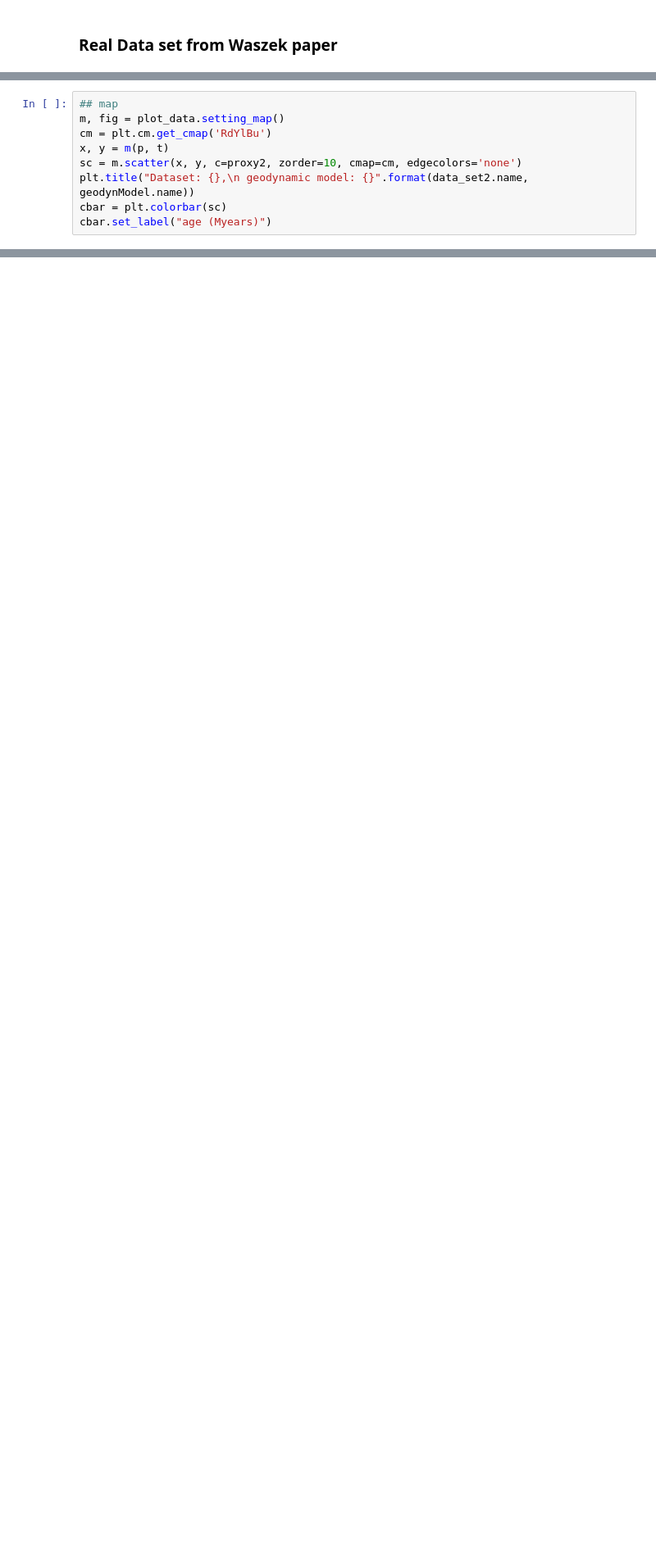
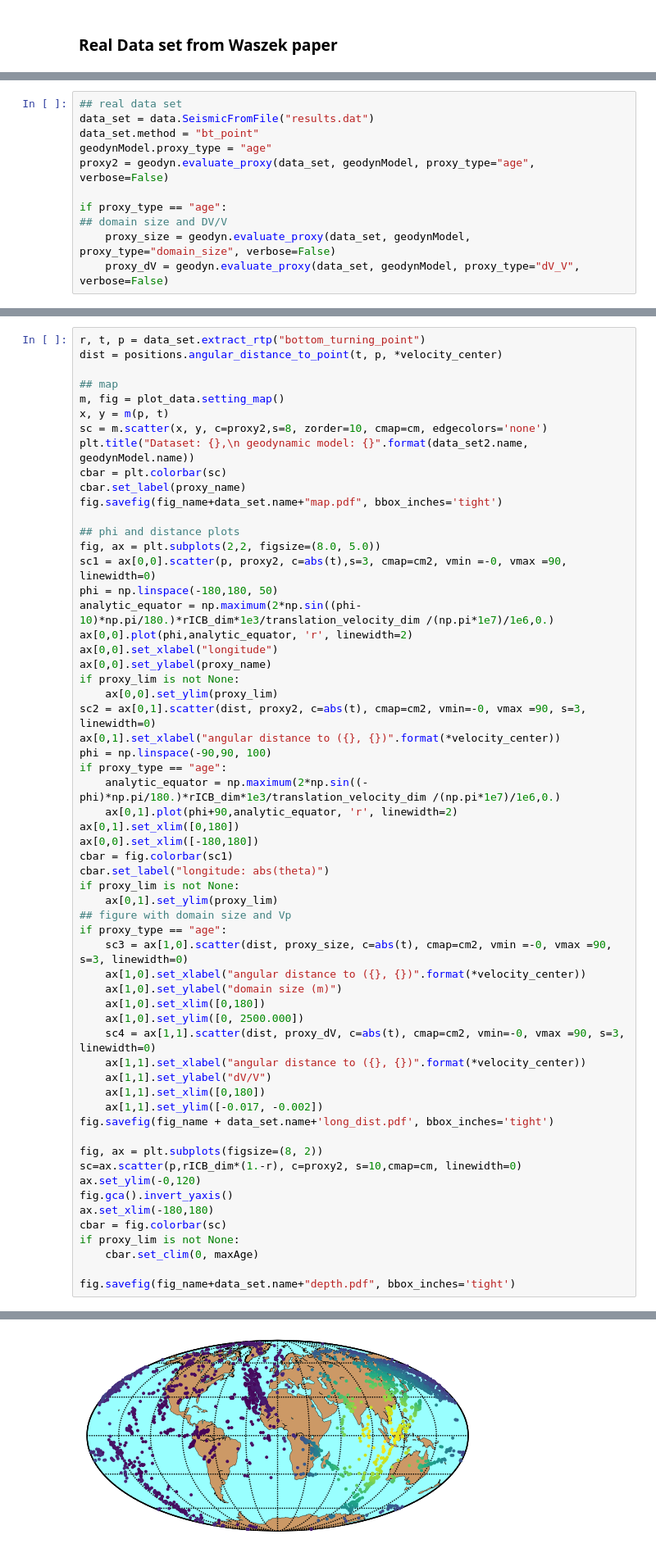
Before and after one commit to MarineLasbleis/GrowYourIC, a Jupyter notebook: Grow.ipynb, the cells around one changed output, grey strips where cells are left out. Shown at 82% size. Cells and saved outputs as stored; diff of their text form; blank space fills up the shorter version.

```diff
--- a/Grow.ipynb
+++ b/Grow.ipynb
@@ -217,9 +258,0 @@ dist = positions.angular_distance_to_point(t, p, *velocity_center)
-# %%
-## map
-m, fig = plot_data.setting_map()
-cm = plt.cm.get_cmap('RdYlBu')
-x, y = m(p, t)
-sc = m.scatter(x, y, c=proxy2, zorder=10, cmap=cm, edgecolors='none')
-plt.title("Dataset: {},\n geodynamic model: {}".format(data_set2.name, geodynModel.name))
-cbar = plt.colorbar(sc)
-cbar.set_label("age (Myears)")
@@ -420,0 +259,11 @@ cbar.set_label("latitude: abs(theta)")
+# %%
+## real data set
+data_set = data.SeismicFromFile("results.dat")
+data_set.method = "bt_point"
+geodynModel.proxy_type = "age"
+proxy2 = geodyn.evaluate_proxy(data_set, geodynModel, proxy_type="age", verbose=False)
+
+if proxy_type == "age":
+## domain size and DV/V
+    proxy_size = geodyn.evaluate_proxy(data_set, geodynModel, proxy_type="domain_size", verbose=False)
+    proxy_dV = geodyn.evaluate_proxy(data_set, geodynModel, proxy_type="dV_V", verbose=False)
@@ -420,0 +295,60 @@ cbar.set_label("latitude: abs(theta)")
+# %%
+r, t, p = data_set.extract_rtp("bottom_turning_point")
+dist = positions.angular_distance_to_point(t, p, *velocity_center)
+
+## map
+m, fig = plot_data.setting_map()
+x, y = m(p, t)
+sc = m.scatter(x, y, c=proxy2,s=8, zorder=10, cmap=cm, edgecolors='none')
+plt.title("Dataset: {},\n geodynamic model: {}".format(data_set2.name, geodynModel.name))
+cbar = plt.colorbar(sc)
+cbar.set_label(proxy_name)
+fig.savefig(fig_name+data_set.name+"map.pdf", bbox_inches='tight')
+
+## phi and distance plots
+fig, ax = plt.subplots(2,2, figsize=(8.0, 5.0))
+sc1 = ax[0,0].scatter(p, proxy2, c=abs(t),s=3, cmap=cm2, vmin =-0, vmax =90, linewidth=0)
+phi = np.linspace(-180,180, 50)
+analytic_equator = np.maximum(2*np.sin((phi-10)*np.pi/180.)*rICB_dim*1e3/translation_velocity_dim /(np.pi*1e7)/1e6,0.)
+ax[0,0].plot(phi,analytic_equator, 'r', linewidth=2)
+ax[0,0].set_xlabel("longitude")
+ax[0,0].set_ylabel(proxy_name)
+if proxy_lim is not None:
+    ax[0,0].set_ylim(proxy_lim)
+sc2 = ax[0,1].scatter(dist, proxy2, c=abs(t), cmap=cm2, vmin=-0, vmax =90, s=3, linewidth=0)
+ax[0,1].set_xlabel("angular distance to ({}, {})".format(*velocity_center))
+phi = np.linspace(-90,90, 100)
+if proxy_type == "age":
+    analytic_equator = np.maximum(2*np.sin((-phi)*np.pi/180.)*rICB_dim*1e3/translation_velocity_dim /(np.pi*1e7)/1e6,0.)
+    ax[0,1].plot(phi+90,analytic_equator, 'r', linewidth=2)
+ax[0,1].set_xlim([0,180])
+ax[0,0].set_xlim([-180,180])
+cbar = fig.colorbar(sc1)
+cbar.set_label("longitude: abs(theta)")
+if proxy_lim is not None:
+    ax[0,1].set_ylim(proxy_lim)
+## figure with domain size and Vp
+if proxy_type == "age":
+    sc3 = ax[1,0].scatter(dist, proxy_size, c=abs(t), cmap=cm2, vmin =-0, vmax =90, s=3, linewidth=0)
+    ax[1,0].set_xlabel("angular distance to ({}, {})".format(*velocity_center))
+    ax[1,0].set_ylabel("domain size (m)")
+    ax[1,0].set_xlim([0,180])
+    ax[1,0].set_ylim([0, 2500.000])
+    sc4 = ax[1,1].scatter(dist, proxy_dV, c=abs(t), cmap=cm2, vmin=-0, vmax =90, s=3, linewidth=0)
+    ax[1,1].set_xlabel("angular distance to ({}, {})".format(*velocity_center))
+    ax[1,1].set_ylabel("dV/V")
+    ax[1,1].set_xlim([0,180])
+    ax[1,1].set_ylim([-0.017, -0.002])
+fig.savefig(fig_name + data_set.name+'long_dist.pdf', bbox_inches='tight')
+
+fig, ax = plt.subplots(figsize=(8, 2))
+sc=ax.scatter(p,rICB_dim*(1.-r), c=proxy2, s=10,cmap=cm, linewidth=0)
+ax.set_ylim(-0,120)
+fig.gca().invert_yaxis()
+ax.set_xlim(-180,180)
+cbar = fig.colorbar(sc)
+if proxy_lim is not None:
+    cbar.set_clim(0, maxAge)
+
+fig.savefig(fig_name+data_set.name+"depth.pdf", bbox_inches='tight')
+# %% [output]
@@ -420,0 +356 @@ cbar.set_label("latitude: abs(theta)")
+[figure, added]
```
Also changed, not shown: parts of 38 cells of this notebook.
